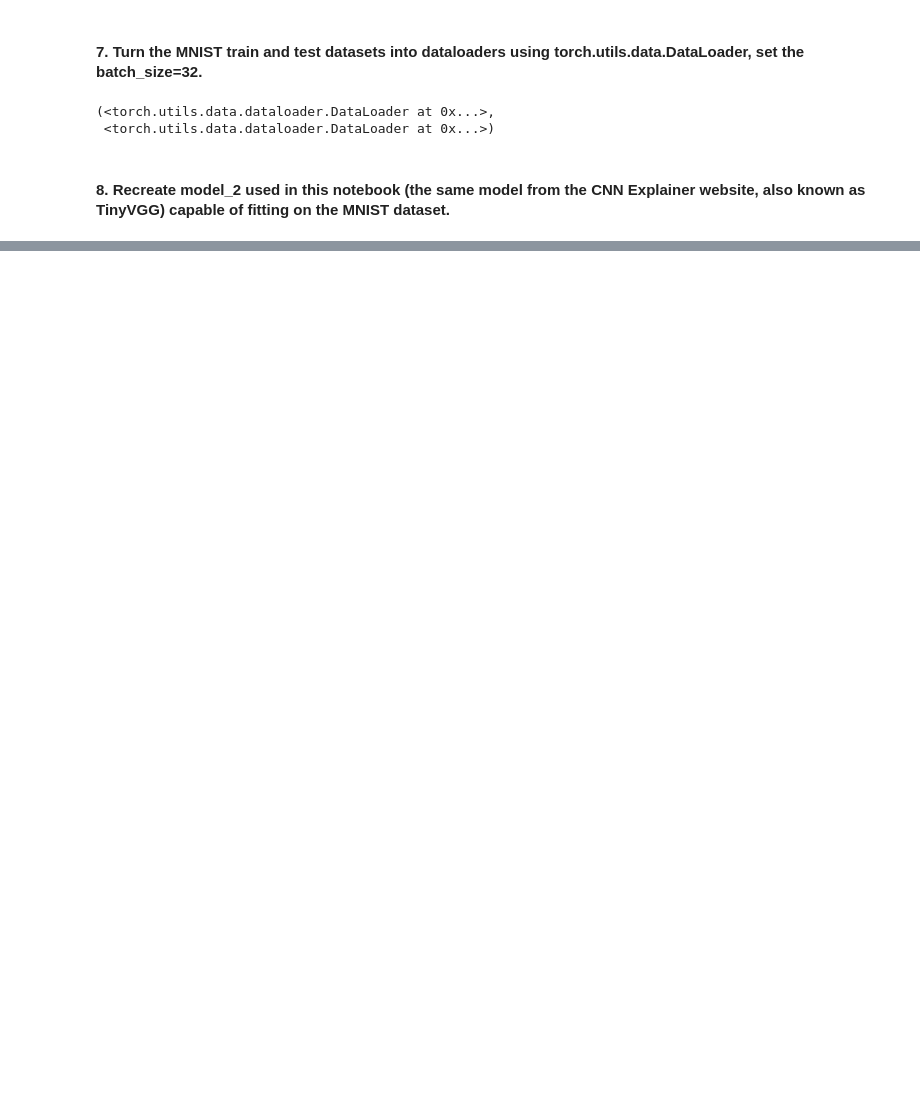
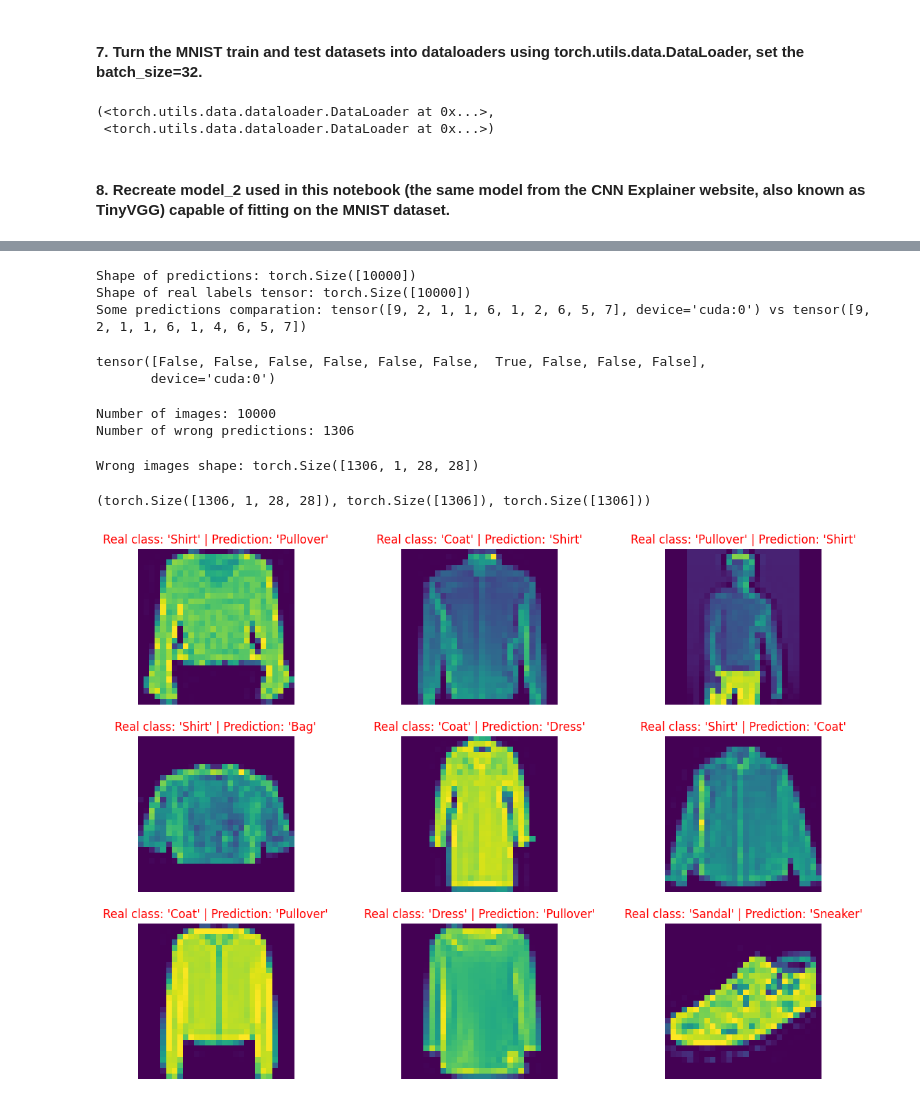
Before and after one commit to JavierMdT/PyTorch-Course, a Jupyter notebook: 03_pytorch_computer_vision/exercises.ipynb, the cells around one changed output, grey strips where cells are left out. Cells and saved outputs as stored; diff of their text form; code cells hidden in the pictures; blank space fills up the shorter version.

```diff
--- a/03_pytorch_computer_vision/exercises.ipynb
+++ b/03_pytorch_computer_vision/exercises.ipynb
@@ -128,0 +643,53 @@ class NumberClassification(nn.Module):
+# %%
+# Getting the bad results
+preds = preds.type(dtype=torch.int64) # Dtype correction
+print(f"Shape of predictions: {preds.shape}\nShape of real labels tensor: {test_dataset2.targets.shape}")
+print(f"Some predictions comparation: {preds[:10]} vs {test_dataset2.targets[:10]}")
+# %% [output]
+Shape of predictions: torch.Size([10000])
+Shape of real labels tensor: torch.Size([10000])
+Some predictions comparation: tensor([9, 2, 1, 1, 6, 1, 2, 6, 5, 7], device='cuda:0') vs tensor([9, 2, 1, 1, 6, 1, 4, 6, 5, 7])
+# %%
+# Searching for wrong predictions
+real_labels = test_dataset2.targets.to(device)
+wrong_predictions_idx_tensor = preds != real_labels
+wrong_predictions_idx_tensor[:10]
+# %% [output]
+tensor([False, False, False, False, False, False,  True, False, False, False],
+       device='cuda:0')
+# %%
+print(f"Number of images: {real_labels.shape[0]}")
+print(f"Number of wrong predictions: {real_labels[wrong_predictions_idx_tensor].shape[0]}")
+# %% [output]
+Number of images: 10000
+Number of wrong predictions: 1306
+# %%
+# Getting all images in one tensor
+all_images = torch.cat([images for images, _ in test_dataloader2], dim=0).to(device)
+print(f"Wrong images shape: {all_images[wrong_predictions_idx_tensor].shape}")
+# %% [output]
+Wrong images shape: torch.Size([1306, 1, 28, 28])
+# %%
+wrong_predictions_images = all_images[wrong_predictions_idx_tensor]
+wrong_predictions_preds = preds[wrong_predictions_idx_tensor    ]
+wrong_predictions_real_labels = real_labels[wrong_predictions_idx_tensor]
+wrong_predictions_images.shape, wrong_predictions_preds.shape, wrong_predictions_real_labels.shape
+# %% [output]
+(torch.Size([1306, 1, 28, 28]), torch.Size([1306]), torch.Size([1306]))
+# %%
+# Plot 9 images
+fig = plt.figure(figsize=(14, 10))
+rows, cols = 3, 3
+
+for i in range(1, rows*cols+1):
+    rand_idx = int(torch.randint(0, len(wrong_predictions_images), size=[1]).item())
+    img = wrong_predictions_images[rand_idx]
+    pred = wrong_predictions_preds[rand_idx]
+    y = wrong_predictions_real_labels[rand_idx]
+
+    fig.add_subplot(rows, cols, i)
+    plt.imshow(img.squeeze().cpu())
+    plt.title(f"Real class: '{class_names2[y]}' | Prediction: '{class_names2[pred]}'", c="r")
+    plt.axis(False)
+# %% [output]
+[figure, added]
```
Also changed, not shown: parts of 39 cells of this notebook, 4 other files.
